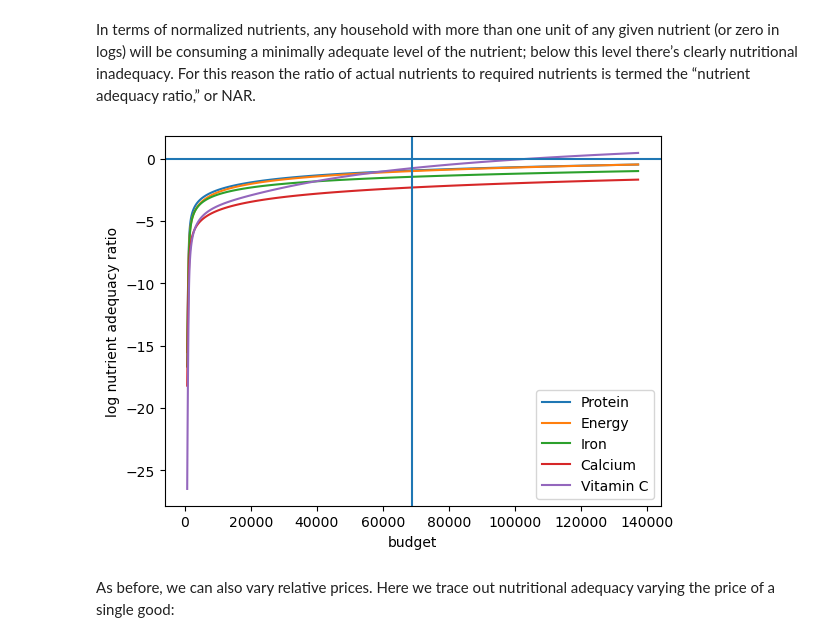
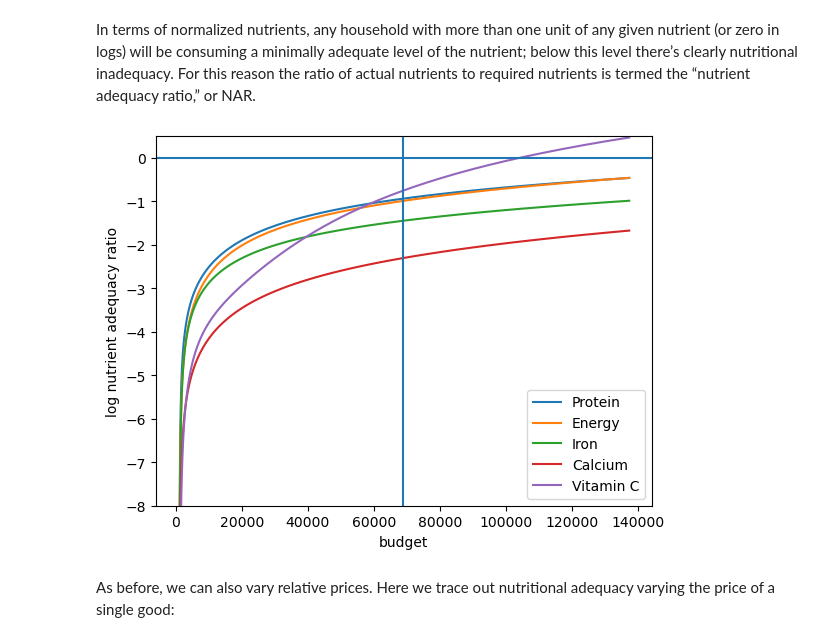
Before and after one commit to ploynapasorn/EEP153_project4, a Jupyter notebook: example_nutrition (3).ipynb, the cells around one changed output. Cells and saved outputs as stored; diff of their text form; code cells hidden in the pictures.

Commit message:
better y axis for nutrional adequacy OG graph, and realtive as well.

```diff
--- a/example_nutrition (3).ipynb
+++ b/example_nutrition (3).ipynb
@@ -456,16 +456,17 @@ adequacy ratio,&rdquo; or NAR.
 # %%
 X = np.geomspace(.01*xref,2*xref,100)
 
 pd.DataFrame({x:np.log(nutrient_adequacy_ratio(x,pbar,dbar))[UseNutrients] for x in X}).T.plot()
 plt.legend(UseNutrients)
 plt.xlabel('budget')
 plt.ylabel('log nutrient adequacy ratio')
 plt.axhline(0)
 plt.axvline(xref)
+plt.ylim(-8,.5)
 from IPython.display import clear_output
 clear_output()
 # %% [output]
-[figure, old version]
+[figure, new version]
 # %% [markdown]
 As before, we can also vary relative prices.  Here we trace out
 nutritional adequacy varying the price of a single good:
```
Also changed, not shown: parts of 1 cell of this notebook.
